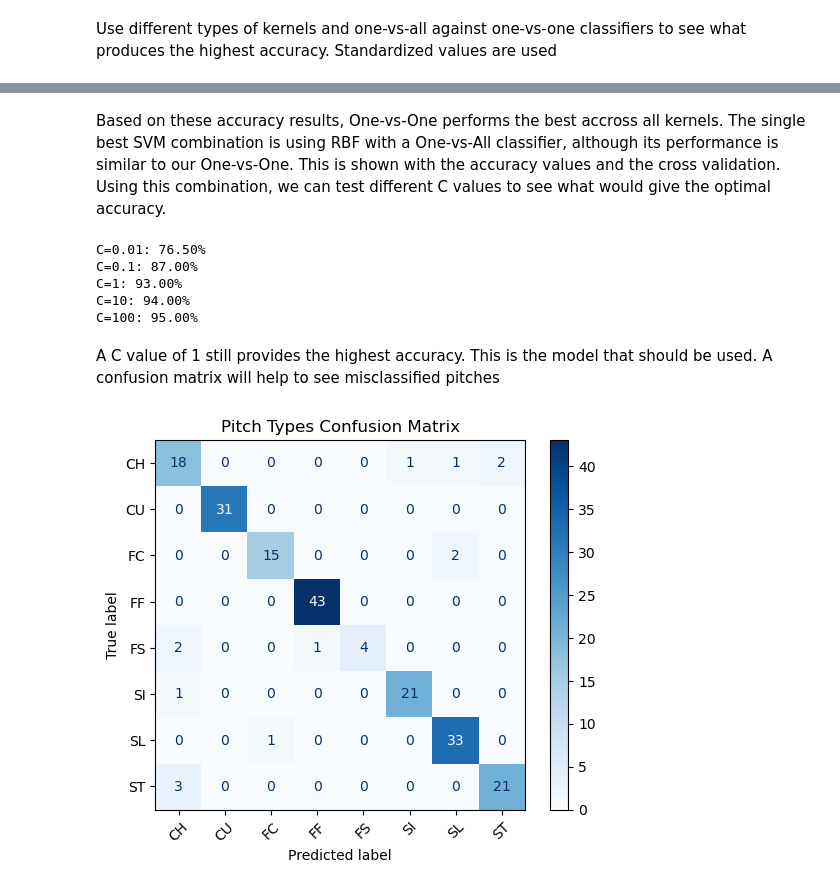
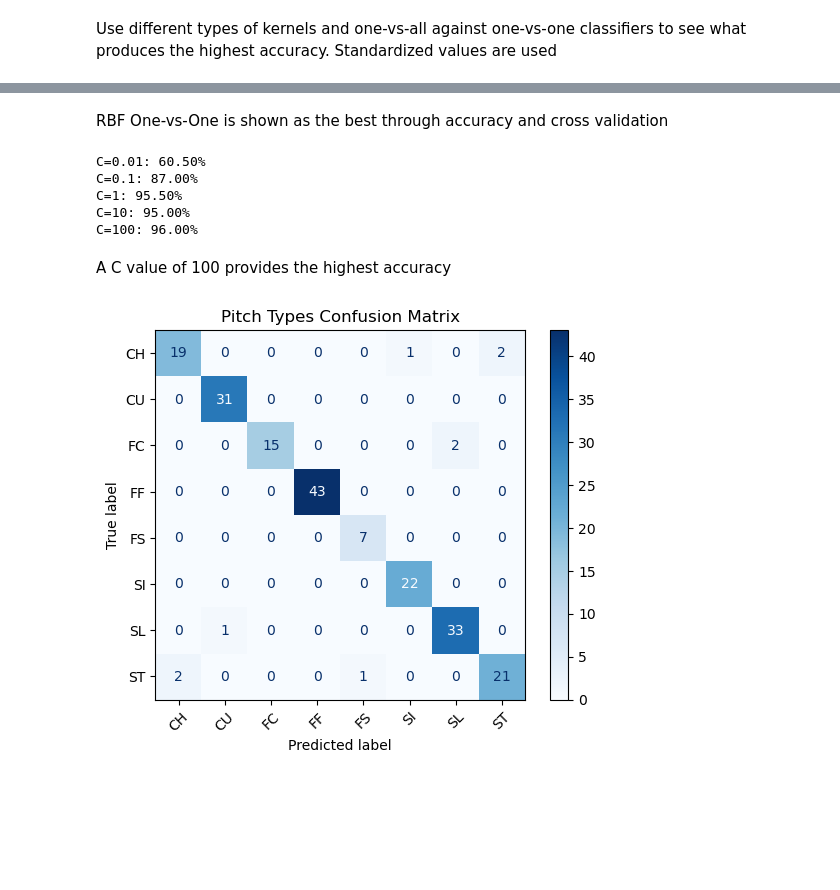
Before and after one commit to micahsmithh/ece1395-pitching-classification, a Jupyter notebook: pitching_classification.ipynb, the cells around one changed output, grey strips where cells are left out. Drawn from its saved outputs; the diff is of its cells as text; code cells hidden in the pictures; blank space fills up the shorter version.

```diff
--- a/pitching_classification.ipynb
+++ b/pitching_classification.ipynb
@@ -179,7 +181,7 @@ plt.show()
 pitch_data['pitch_hand_bin'] = pitch_data['pitch_hand'].astype(str).apply(lambda x: 1 if x.upper() == 'R' else 0)
 
 # Features
-X = pitch_data[['avg_speed', 'pitcher_break_z_induced', 'pitcher_break_x', 'tail']].values
+X = pitch_data[['avg_speed', 'pitcher_break_z_induced', 'pitcher_break_x', 'tail', 'pitch_hand']].values
 
 # Target
 y = pitch_data['pitch_type'].values
@@ -714,5 +718,5 @@ RBF                      0.77            0.57
-# %% [markdown]
-Based on these accuracy results, One-vs-One performs the best accross all kernels. The single best SVM combination is using RBF with a One-vs-All classifier, although its performance is similar to our One-vs-One. This is shown with the accuracy values and the cross validation. Using this combination, we can test different C values to see what would give the optimal accuracy.
+# %% [markdown]
+RBF One-vs-One is shown as the best through accuracy and cross validation
 # %%
 #Values to test
 C_values = [0.01, 0.1, 1, 10, 100]
@@ -720,7 +724,7 @@ results = []
 
 #For all values create a new classifier
 for C in C_values:
-    svm = OneVsRestClassifier(SVC(kernel='rbf', C=C))
+    svm = OneVsOneClassifier(SVC(kernel='rbf', C=C))
     #Fit the model on training data
     svm.fit(X_train_scaled, y_train)
     y_pred = svm.predict(X_test_scaled)
@@ -729,17 +733,17 @@ for C in C_values:
     results.append((C, acc*100))
     print(f"C={C}: {acc*100:.2f}%")
 # %% [output]
-C=0.01: 76.50%
+C=0.01: 60.50%
 C=0.1: 87.00%
-C=1: 93.00%
-C=10: 94.00%
-C=100: 95.00%
+C=1: 95.50%
+C=10: 95.00%
+C=100: 96.00%
-# %% [markdown]
-A C value of 1 still provides the highest accuracy. This is the model that should be used. A confusion matrix will help to see misclassified pitches
+# %% [markdown]
+A C value of 100 provides the highest accuracy
 # %%
-svm = OneVsRestClassifier(SVC(kernel='rbf', C=1))
+svm = OneVsRestClassifier(SVC(kernel='rbf', C=100))
 svm.fit(X_train_scaled, y_train)
 y_pred = svm.predict(X_test_scaled)
 confusionMatrix(y_test, y_pred)
 # %% [output]
-[figure, old version]
+[figure, new version]
```
Also changed, not shown: parts of 10 cells of this notebook.
